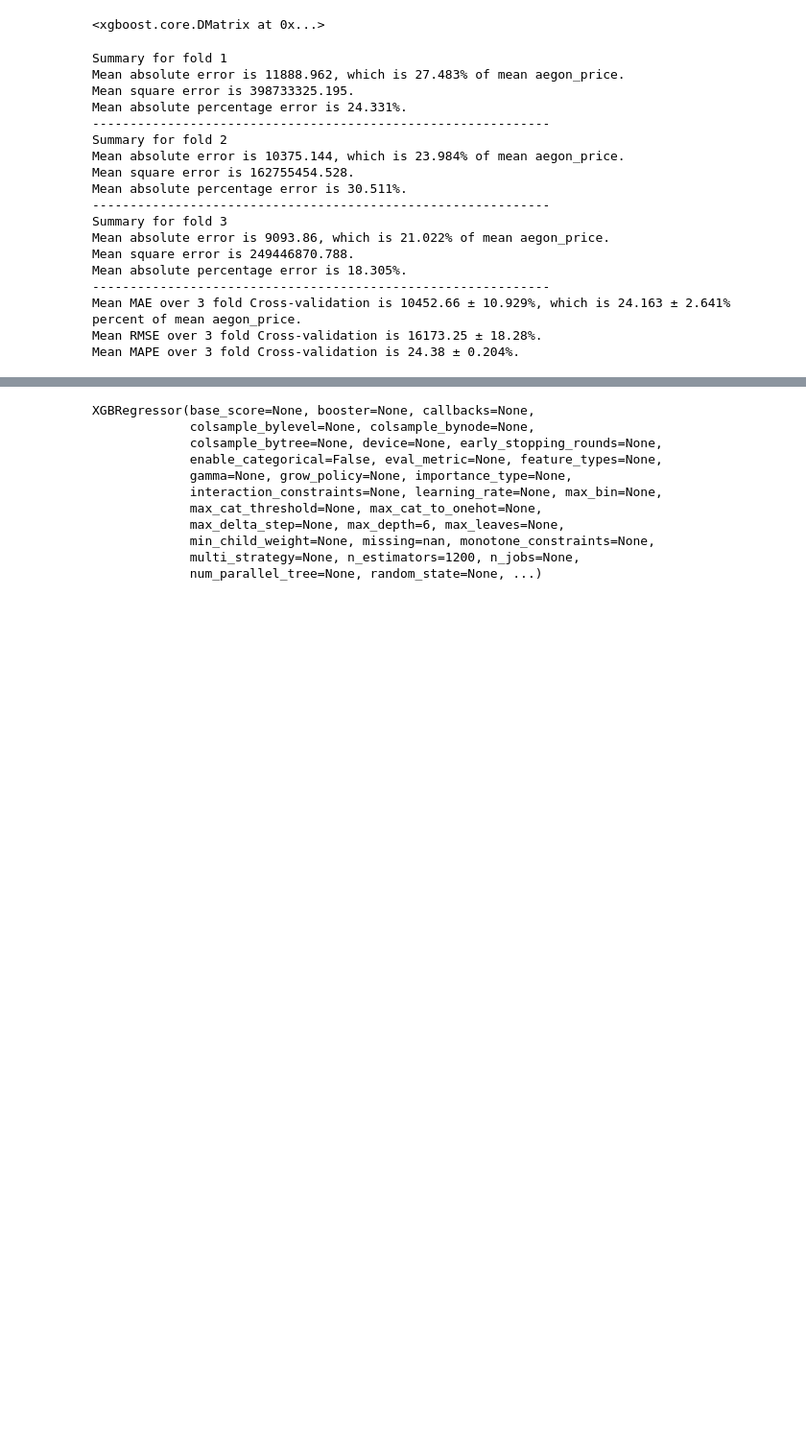
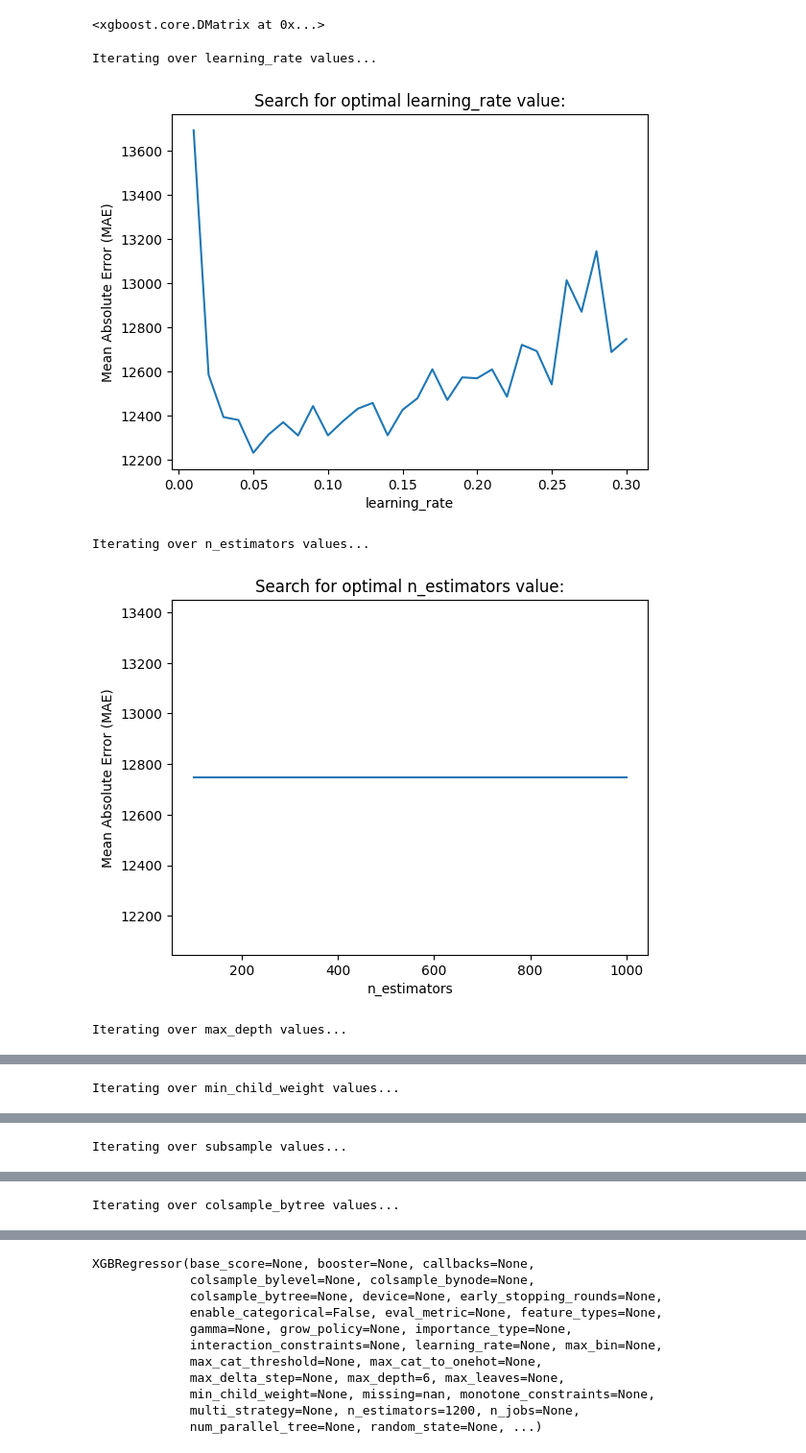
Before and after one commit to asdasde/market_models, a Jupyter notebook: notebooks/market_model.ipynb, the cells around one changed output, grey strips where cells are left out. Shown at 96% size. Saved outputs shown, nothing was run; the diff lists cells and outputs as text; code cells hidden in the pictures; blank space fills up the shorter version.

```diff
--- a/notebooks/market_model.ipynb
+++ b/notebooks/market_model.ipynb
@@ -249,34 +318,0 @@ def kFoldCrossValidation(k = 5):
-# %%
-k = 3
-maes, mses, mapes = kFoldCrossValidation(k = k)
-mMae, sMae = np.mean(maes), np.std(maes)
-mRMse, sRMse = np.mean(np.sqrt(mses)), np.std(np.sqrt(mses))
-mMape, sMape = np.mean(mapes), np.std(mapes)
-meanPrice = data[TARGET_VARIABLE].mean()
-
-rmMae, rsMae = round(mMae, 2), round(sMae / mMae * 100, 3)
-rmRMse, rsRMse = round(mRMse, 2), round(sRMse / mRMse * 100, 2)
-rmMape, rsMape = round(mMape * 100, 2), round(sMape / mMape, 3)
-
-print(f"Mean MAE over {k} fold Cross-validation is {rmMae} ± {rsMae}%, which is {round(mMae / meanPrice * 100, 3)} ± {round(sMae / meanPrice * 100, 3)}% percent of mean {TARGET_VARIABLE}.")
-print(f"Mean RMSE over {k} fold Cross-validation is {rmRMse} ± {rsRMse}%.")
-print(f"Mean MAPE over {k} fold Cross-validation is {rmMape} ± {rsMape}%.")
-# %% [output]
-Summary for fold 1
-Mean absolute error is 11888.962, which is 27.483% of mean aegon_price.
-Mean square error is 398733325.195.
-Mean absolute percentage error is 24.331%.
--------------------------------------------------------------
-Summary for fold 2
-Mean absolute error is 10375.144, which is 23.984% of mean aegon_price.
-Mean square error is 162755454.528.
-Mean absolute percentage error is 30.511%.
--------------------------------------------------------------
-Summary for fold 3
-Mean absolute error is 9093.86, which is 21.022% of mean aegon_price.
-Mean square error is 249446870.788.
-Mean absolute percentage error is 18.305%.
--------------------------------------------------------------
-Mean MAE over 3 fold Cross-validation is 10452.66 ± 10.929%, which is 24.163 ± 2.641% percent of mean aegon_price.
-Mean RMSE over 3 fold Cross-validation is 16173.25 ± 18.28%.
-Mean MAPE over 3 fold Cross-validation is 24.38 ± 0.204%.
@@ -282,0 +375,10 @@ Mean MAPE over 3 fold Cross-validation is 24.38 ± 0.204%.
+# %%
+maes = []
+params = {'n_estimators' : 1200, 'max_depth' : 6, 'eta' : 0.05, 'eval_metric' : 'mae' }
+best_hyperparameters, mae = hyperparameter_tuning(params)
+# %% [output]
+Iterating over learning_rate values...
+[figure, added]
+Iterating over n_estimators values...
+[figure, added]
+Iterating over max_depth values...
@@ -282,0 +386 @@ Mean MAPE over 3 fold Cross-validation is 24.38 ± 0.204%.
+Iterating over min_child_weight values...
@@ -282,0 +388 @@ Mean MAPE over 3 fold Cross-validation is 24.38 ± 0.204%.
+Iterating over subsample values...
@@ -282,0 +390 @@ Mean MAPE over 3 fold Cross-validation is 24.38 ± 0.204%.
+Iterating over colsample_bytree values...
```
Also changed, not shown: parts of 25 cells of this notebook, 1 other file.
